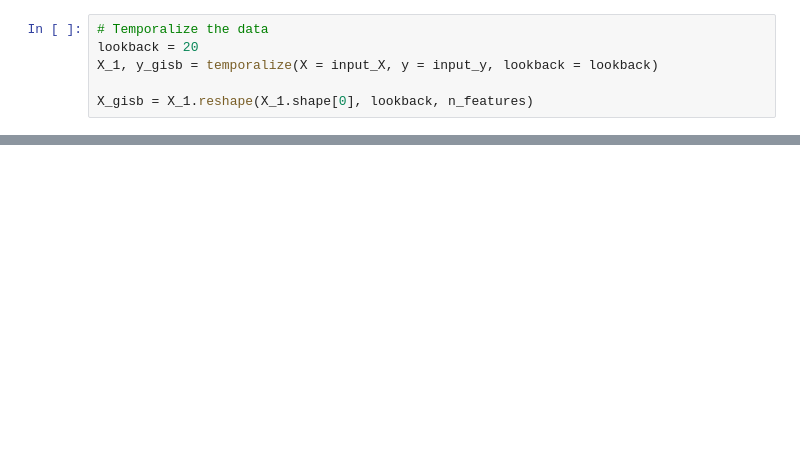
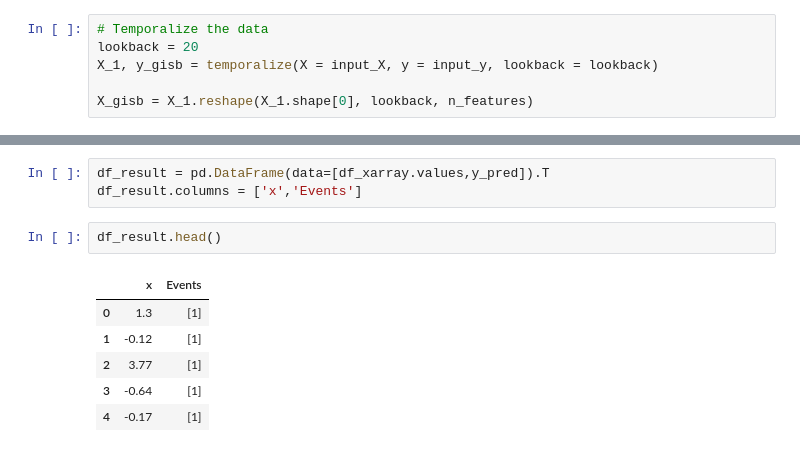
Before and after one commit to francovm/SSE, a Jupyter notebook: notebooks/09-Test-LSTM-GISB.ipynb, the cells around one changed output, grey strips where cells are left out. Drawn from its saved outputs; the diff is of its cells as text; blank space fills up the shorter version.

```diff
--- a/notebooks/09-Test-LSTM-GISB.ipynb
+++ b/notebooks/09-Test-LSTM-GISB.ipynb
@@ -116,0 +155,12 @@ plt.show()
+# %%
+df_result = pd.DataFrame(data=[df_xarray.values,y_pred]).T
+df_result.columns = ['x','Events']
+# %%
+df_result.head()
+# %% [output]
+|  | x | Events |
+| 0 | 1.3 | [1] |
+| 1 | -0.12 | [1] |
+| 2 | 3.77 | [1] |
+| 3 | -0.64 | [1] |
+| 4 | -0.17 | [1] |
```
Also changed, not shown: parts of 11 cells of this notebook, 14 other files.
